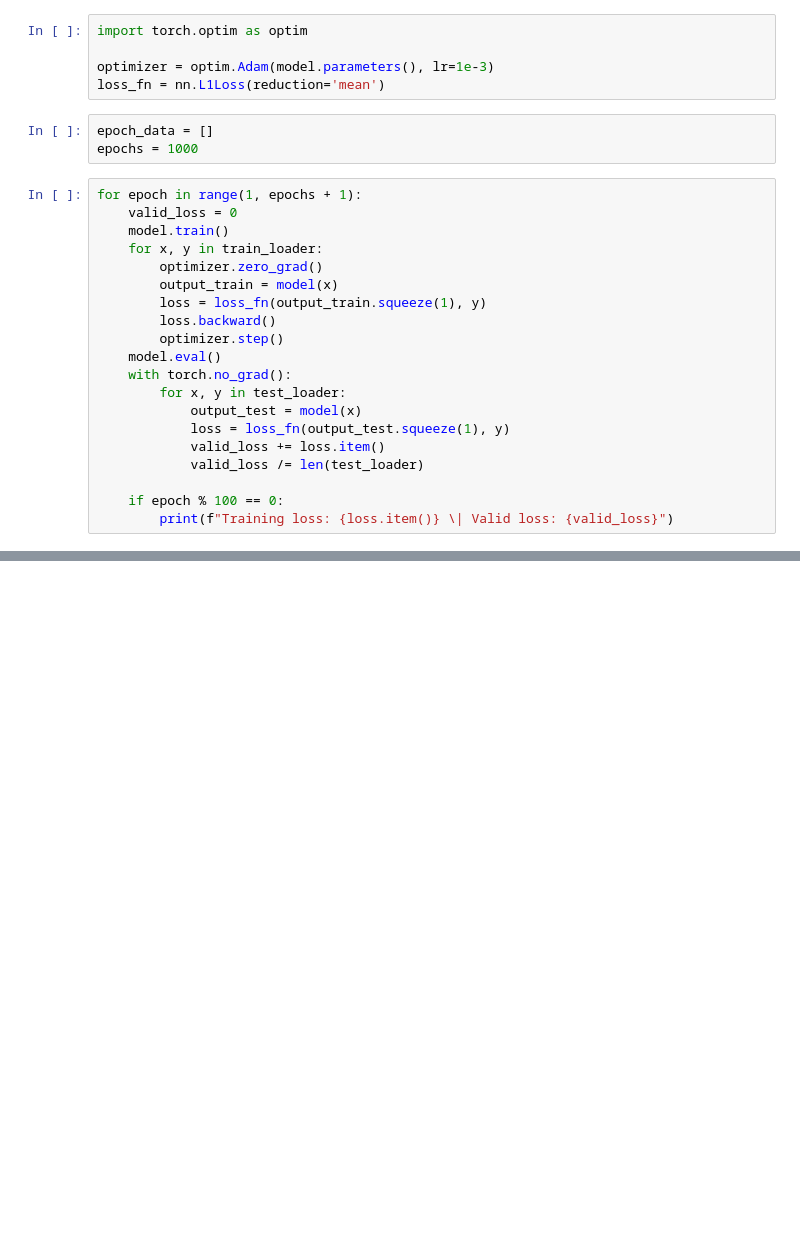
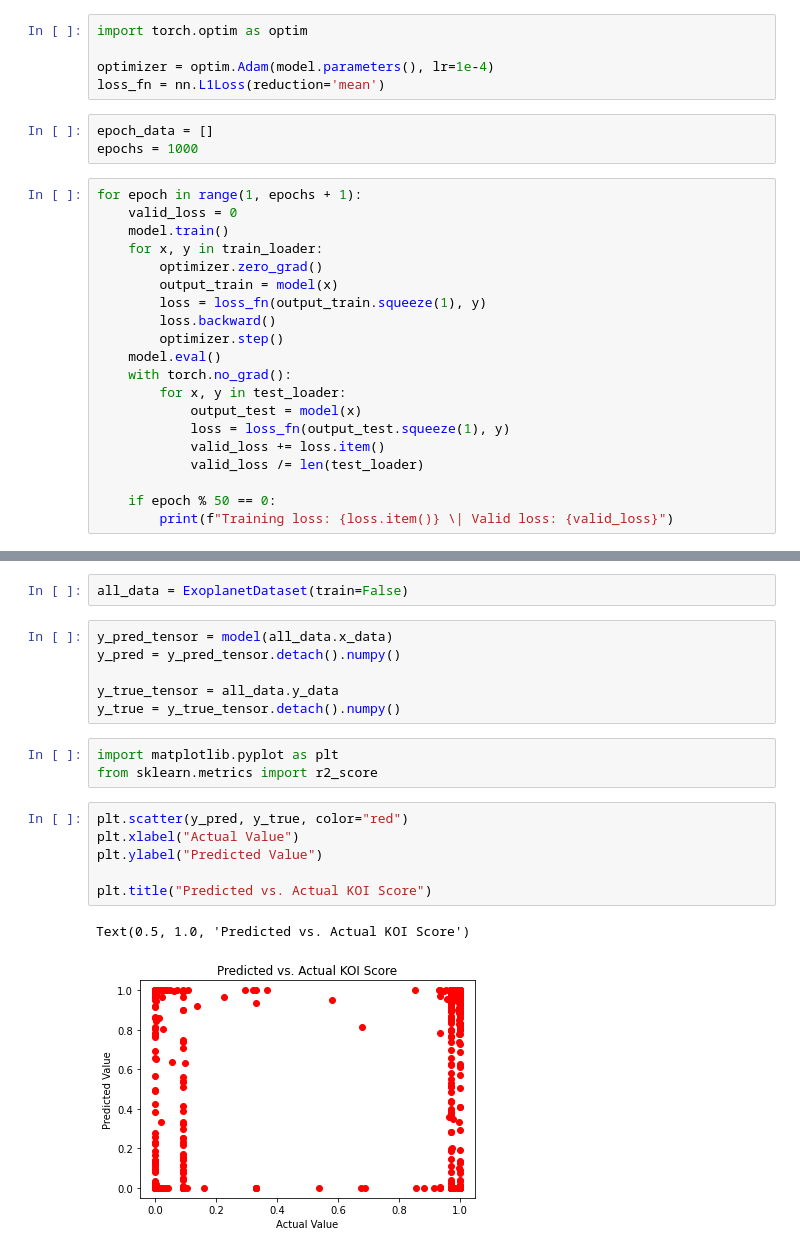
Before and after one commit to abhayratti/exoplanet-detection, a Jupyter notebook: Exoplanet_Detection_Regression_NN.ipynb, the cells around one changed output, grey strips where cells are left out. Saved outputs shown, nothing was run; the diff lists cells and outputs as text; blank space fills up the shorter version.

```diff
--- a/Exoplanet_Detection_Regression_NN.ipynb
+++ b/Exoplanet_Detection_Regression_NN.ipynb
@@ -89,7 +119,7 @@ model = Net()
 # %%
 import torch.optim as optim
 
-optimizer = optim.Adam(model.parameters(), lr=1e-3)
+optimizer = optim.Adam(model.parameters(), lr=1e-4)
 loss_fn = nn.L1Loss(reduction='mean')
 # %%
 epoch_data = []
@@ -112,6 +142,6 @@ for epoch in range(1, epochs + 1):
             valid_loss += loss.item()
             valid_loss /= len(test_loader)
 
-    if epoch % 100 == 0:
+    if epoch % 50 == 0:
         print(f"Training loss: {loss.item()} \| Valid loss: {valid_loss}")
 # %% [output]
@@ -127,0 +168,20 @@ Training loss: 0.1804952621459961 \| Valid loss: 0.0013565849588303342
+# %%
+all_data = ExoplanetDataset(train=False)
+# %%
+y_pred_tensor = model(all_data.x_data)
+y_pred = y_pred_tensor.detach().numpy()
+
+y_true_tensor = all_data.y_data
+y_true = y_true_tensor.detach().numpy()
+# %%
+import matplotlib.pyplot as plt
+from sklearn.metrics import r2_score
+# %%
+plt.scatter(y_pred, y_true, color="red")
+plt.xlabel("Actual Value")
+plt.ylabel("Predicted Value")
+
+plt.title("Predicted vs. Actual KOI Score")
+# %% [output]
+Text(0.5, 1.0, 'Predicted vs. Actual KOI Score')
+[figure, added]
```
Also changed, not shown: parts of 8 cells of this notebook.
